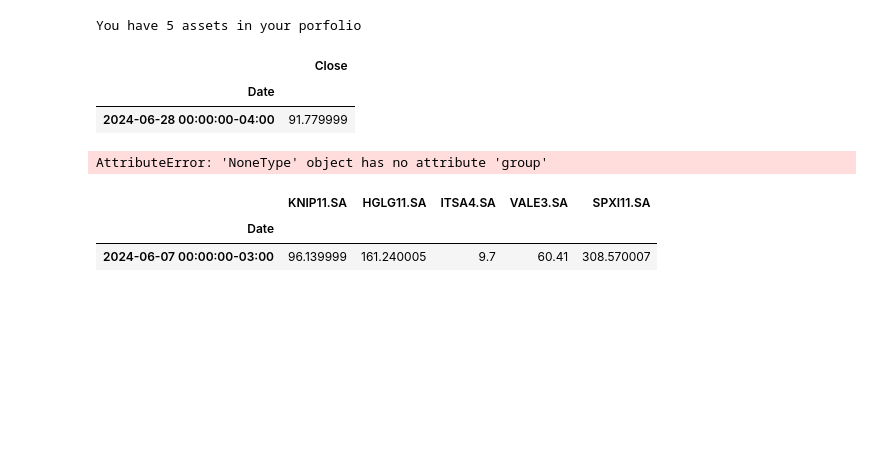
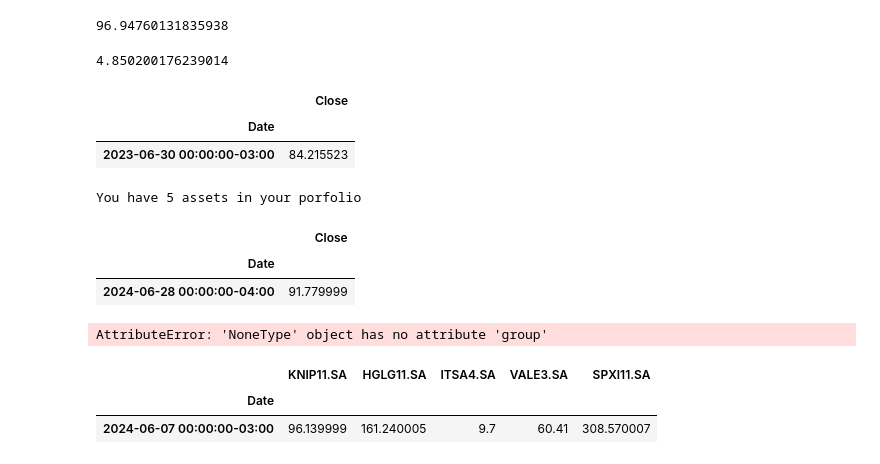
Before and after one commit to Luhenmo/my_projects, a Jupyter notebook: investiment_control/test_yfinance.ipynb, the cells around one changed output. Saved outputs shown, nothing was run; the diff lists cells and outputs as text; code cells hidden in the pictures; blank space fills up the shorter version.

```diff
--- a/investiment_control/test_yfinance.ipynb
+++ b/investiment_control/test_yfinance.ipynb
@@ -7,6 +7,32 @@ import matplotlib.pyplot as plt
 import seaborn as sb
 from datetime import timedelta
 from datetime import date
+# %%
+# def get_b3_stock_value(
+stock_name = 'TLT'
+date = datetime(2024,1,1)
+
+
+earlier = date - timedelta(days=7)
+value = yf.Ticker(stock_name).history(start=earlier,end=date)[["Close"]]
+value.sort_index(ascending=False).iloc[0].values[0]
+# value = float(*value["Close"].values)
+# return np.round(value,2)
+# %% [output]
+96.94760131835938
+# %%
+usd_brl = yf.Ticker("BRL%3DX").history(start=earlier,end=date)[["Close"]]
+usd_brl.sort_index(ascending=False).iloc[0].values[0]
+# usd_brl = float(*usd_brl["Close"].sort_index(ascending=False).iloc[0].values[0])
+# value = value * usd_brl
+# %% [output]
+4.850200176239014
+# %%
+value
+# %% [output]
+|  | Close |
+| Date |  |
+| 2023-06-30 00:00:00-03:00 | 84.215523 |
 # %%
 stocksymbols = ['KNIP11.SA','HGLG11.SA','ITSA4.SA','VALE3.SA','SPXI11.SA']
 
```
Also changed, not shown: 9 other files.
